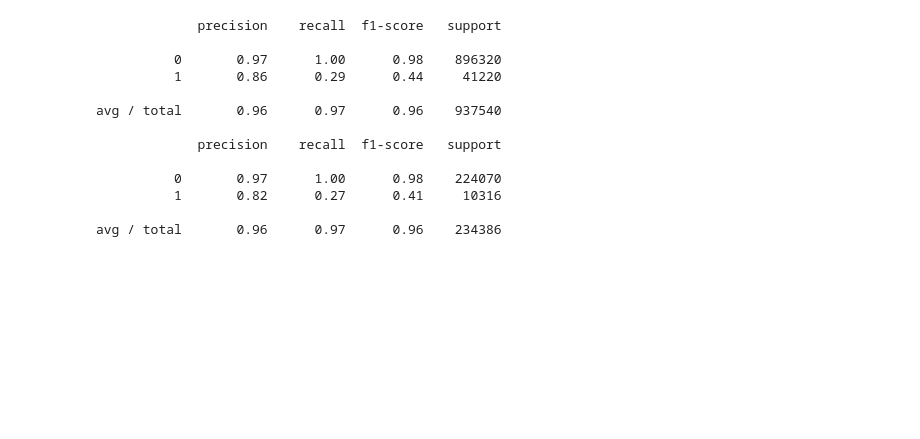
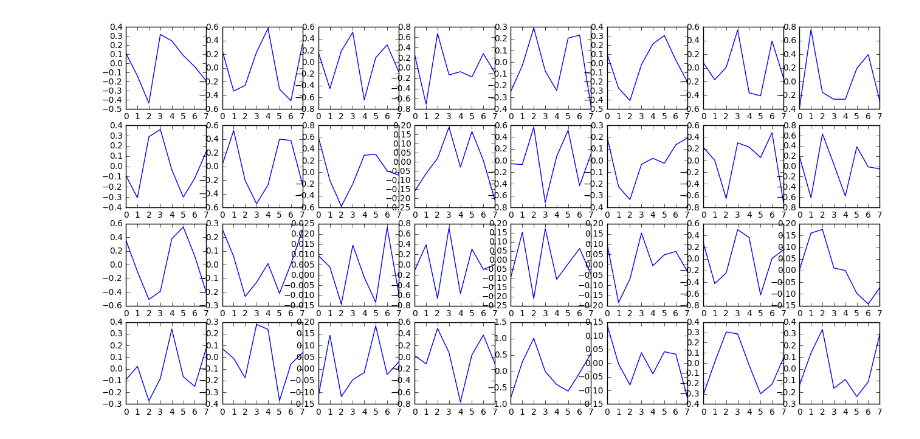
Before and after one commit to mpluess/music-transcription, a Jupyter notebook: onset_detection_convnet_1d.ipynb, the cells around one changed output. Saved outputs shown, nothing was run; the diff lists cells and outputs as text; code cells hidden in the pictures; blank space fills up the shorter version.

Commit message:
Custom onset metric like in the Fraunhofer paper (50ms / 5 frames tolerance after onset). Visualize 1D convolution filters.

```diff
--- a/onset_detection_convnet_1d.ipynb
+++ b/onset_detection_convnet_1d.ipynb
@@ -29,0 +55,4 @@ print(sum(y))
+# %%
+X_parts_train, X_parts_test, y_parts_train, y_parts_test, y_start_only_parts_train, y_start_only_parts_test, ds_labels_train, ds_labels_test = train_test_split(
+    X_parts, y_parts, y_start_only_parts, ds_labels, test_size=0.2, random_state=42
+)
@@ -30,9 +99,4 @@ print(sum(y))
 # %%
-X_train, X_test, y_train, y_test = train_test_split(X, y, test_size=0.2, random_state=42)
-print(X_train.shape)
-print(y_train.shape)
-print(X_test.shape)
-print(y_test.shape)
 ss = StandardScaler()
 X_train = ss.fit_transform(X_train)
 X_test = ss.transform(X_test)
@@ -63,6 +123,6 @@ print(input_shape)
 (111, 1)
 # %%
-def create_model(input_shape=(111, 1), dropout=False):
+def create_model(input_shape=(111, 1), dropout=True):
     nb_filter = 32
     filter_length = 8
     border_mode = 'same'
@@ -92,12 +152,12 @@ def create_model(input_shape=(111, 1), dropout=False):
 
 clf = KerasClassifier(
     build_fn=create_model,
-    batch_size=1024, nb_epoch=500,
+    batch_size=1024, nb_epoch=100,
     validation_data=(X_test, y_test),
-    callbacks=[EarlyStopping(monitor='loss', patience=2)],
+    callbacks=[EarlyStopping(monitor='loss', patience=4)],
     input_shape=input_shape,
 )
 clf.fit(X_train, y_train)
-y_train_predicted = clf.predict(X_train)
-y_test_predicted = clf.predict(X_test)
+y_train_predicted = clf.predict(X_train).ravel()
+y_test_predicted = clf.predict(X_test).ravel()
 # %% [output]
@@ -138,11 +211,0 @@ avg / total       0.95      0.96      0.95    234386
-# %%
-clf = KerasClassifier(
-    build_fn=create_model,
-    batch_size=1024, nb_epoch=500,
-    validation_data=(X_test, y_test),
-    callbacks=[EarlyStopping(monitor='loss', patience=2)],
-    input_shape=input_shape, dropout=True,
-)
-clf.fit(X_train, y_train)
-y_train_predicted = clf.predict(X_train)
-y_test_predicted = clf.predict(X_test)
@@ -185,17 +212,14 @@ Epoch 35/500
-# %%
-print(classification_report(y_train, y_train_predicted))
-print(classification_report(y_test, y_test_predicted))
-# %% [output]
-             precision    recall  f1-score   support
-
-          0       0.97      1.00      0.98    896320
-          1       0.86      0.29      0.44     41220
-
-avg / total       0.96      0.97      0.96    937540
-
-             precision    recall  f1-score   support
-
-          0       0.97      1.00      0.98    224070
-          1       0.82      0.27      0.41     10316
-
-avg / total       0.96      0.97      0.96    234386
+# %%
+model = clf.model
+for layer in model.layers:
+    config = layer.get_config()
+    if config['name'] == 'convolution1d_1':
+        filters = np.squeeze(layer.get_weights()[0]).T
+        h = 4
+        w = 8
+        fig, axarr = plt.subplots(h, w, figsize=(w*2, h*2))
+        for i in range(h):
+            for j in range(w):
+                _ = axarr[i, j].plot(filters[i*w + j])
+# %% [output]
+[figure, added]
```
Also changed, not shown: parts of 10 cells of this notebook, 1 other file.
